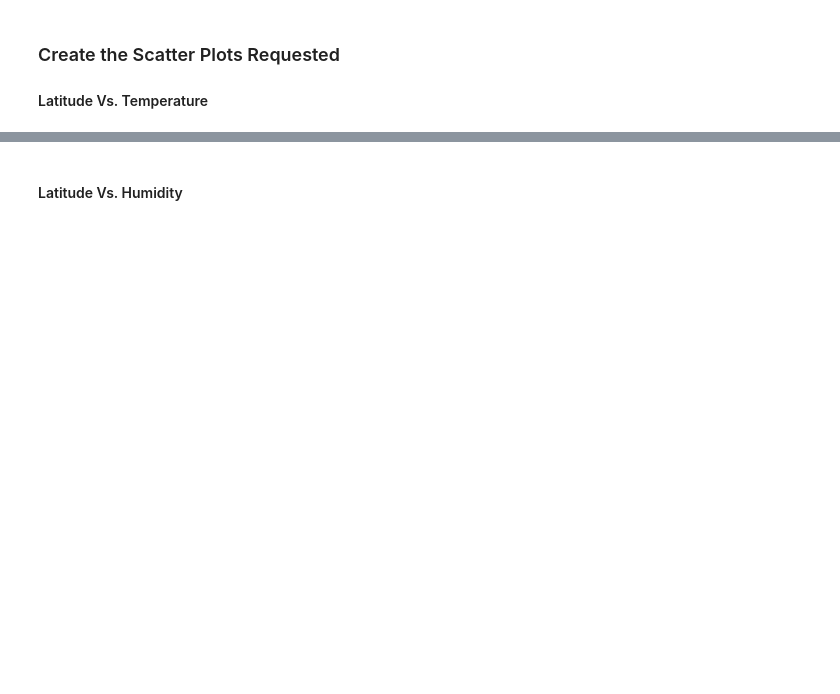
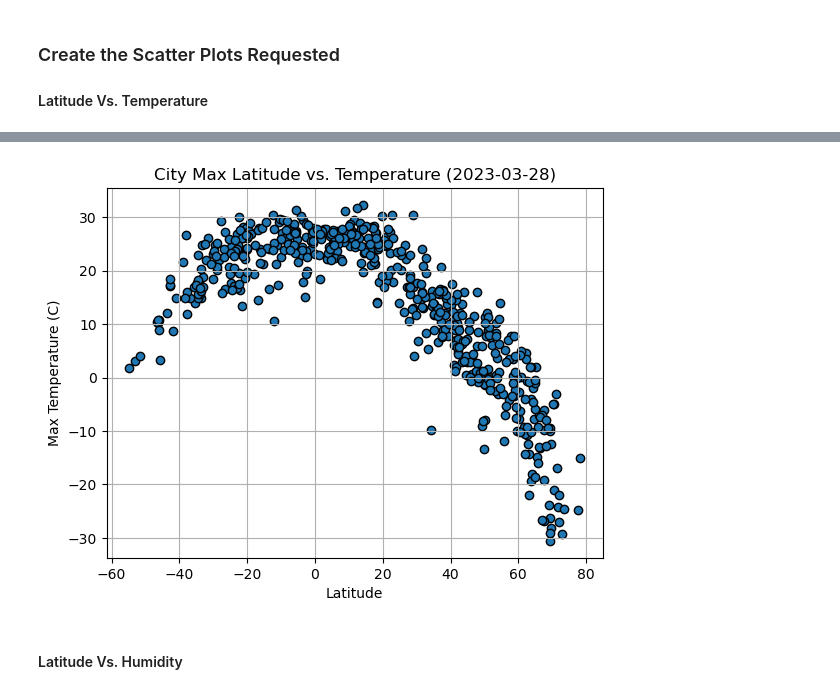
Before and after one commit to christiebarron/pythonApiChallenge, a Jupyter notebook: scripts/WeatherPy.ipynb, the cells around one changed output, grey strips where cells are left out. Saved outputs shown, nothing was run; the diff lists cells and outputs as text; code cells hidden in the pictures; blank space fills up the shorter version.

```diff
--- a/scripts/WeatherPy.ipynb
+++ b/scripts/WeatherPy.ipynb
@@ -226,2 +211,22 @@ plt.show()
+# %%
+#create convenience function
+def scatter(x_dat, y_dat, xlab, ylab, title, fig_name):
+    x = x_dat
+    y = y_dat
+    plt.scatter(x = x, y = y, edgecolors = "black")
+    plt.title(title)
+    plt.xlabel(xlab)
+    plt.ylabel(ylab)
+    plt.grid()
+    plt.savefig(f"../output_data/{fig_name}")
+    plt.show()
+
+# Build scatter plot for latitude vs. temperature
+x = city_data_df["Lat"]
+y = city_data_df["Max Temp"]
+
+scatter(x, y, "Latitude", "Max Temperature (C)", "City Max Latitude vs. Temperature (2023-03-28)", "Fig1.png")
+# %% [output]
+[figure, added]
 # %% [markdown]
 #### Latitude Vs. Humidity
```
Also changed, not shown: parts of 36 cells of this notebook, 15 other files.
